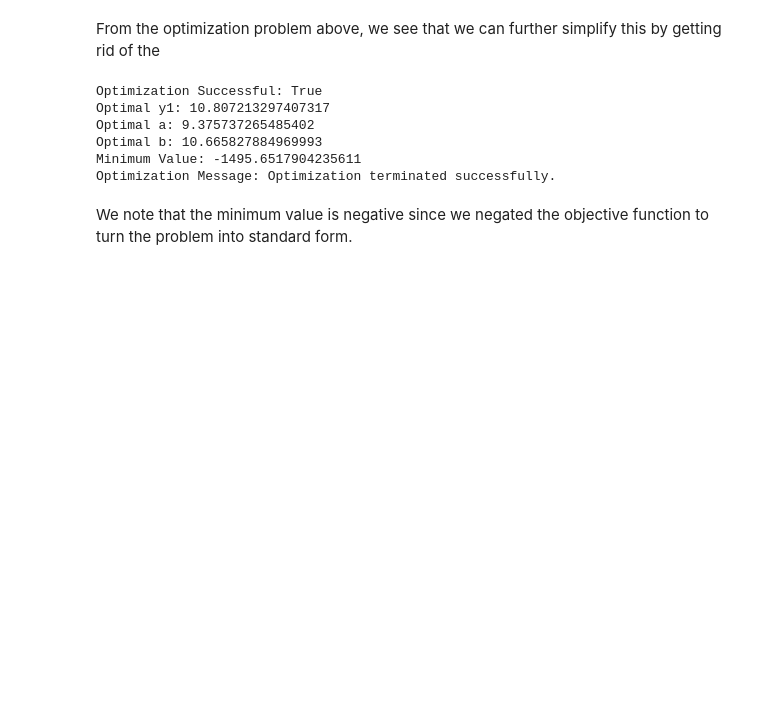
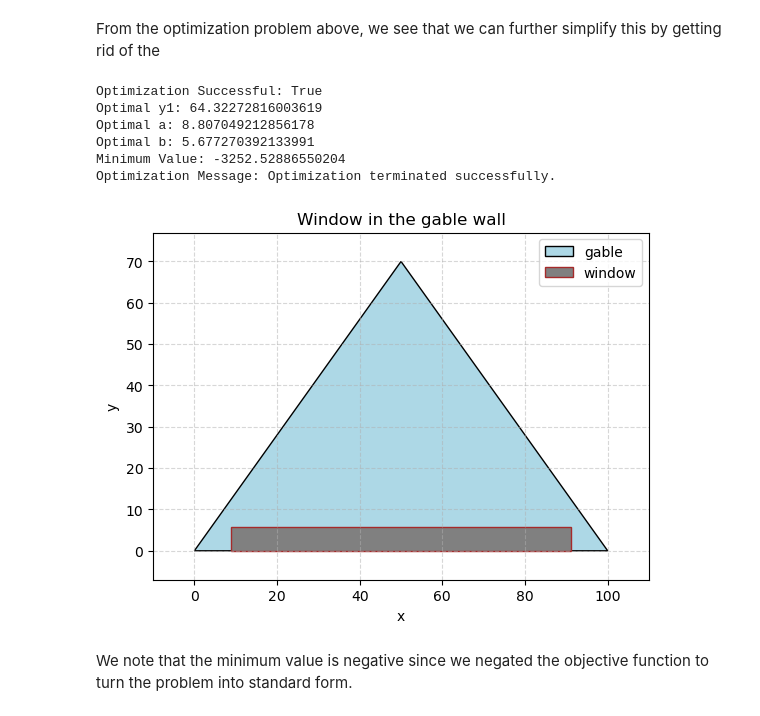
Before and after one commit to Blaise143/Applied-Optimization, a Jupyter notebook: ApOptSheet3.ipynb, the cells around one changed output. Saved outputs shown, nothing was run; the diff lists cells and outputs as text; code cells hidden in the pictures; blank space fills up the shorter version.

```diff
--- a/ApOptSheet3.ipynb
+++ b/ApOptSheet3.ipynb
@@ -287,40 +288,75 @@ def solve(w, h, d, p, C, initial_guess=None):
         'p': p,
         'C': C
     }
 
     if not initial_guess:
         initial_guess = [h/2, 1.0, 1.0]
 
     result = minimize(
         objective_function,
         initial_guess,
         args=(params,),
         method='Nelder-Mead'
     )
 
     return result
 
+
+def plot_gable(w, h):
+    """Function to plot the gable and window inside it after optimization"""
+    gable_vertices = [
+        [0, 0],
+        [w, 0],
+        [w / 2, h]
+    ]
+
+    window_vertices = [
+        [result.x[1], 0],
+        [100-result.x[1], 0],
+        [100-result.x[1], result.x[2]],
+        [result.x[1], result.x[2]],
+
+    ]
+    fig, ax = plt.subplots()
+    gable = patches.Polygon(gable_vertices, closed=True, edgecolor='black', facecolor='lightblue', label="gable")
+    window = patches.Polygon(window_vertices, closed=True, edgecolor='brown', facecolor='grey', label = "window")
+    ax.add_patch(gable)
+    ax.add_patch(window)
+
+    ax.set_xlim(-0.1 * w, 1.1 * w)
+    ax.set_ylim(-0.1 * h, 1.1 * h)
+    ax.set_aspect('equal')
+
+    ax.set_xlabel('x')
+    ax.set_ylabel('y')
+    plt.legend()
+    plt.grid(visible=True, linestyle='--', alpha=0.5)
+    plt.title(f'Window in the gable wall')
+    plt.show()
+
+
 # Trial with random inputs
-w = 10.0
-h = 30.0
+w = 100.0
+h = 70.0
 d = 2.20
-p = 1
+p = 2
 C = 100
-
 result = solve(w, h, d, p, C)
 
 print("Optimization Successful:", result.success)
 print("Optimal y1:", result.x[0])
 print("Optimal a:", result.x[1])
 print("Optimal b:", result.x[2])
 print("Minimum Value:", result.fun)
 print("Optimization Message:", result.message)
+plot_gable(w=w, h=h)
 # %% [output]
 Optimization Successful: True
-Optimal y1: 10.807213297407317
-Optimal a: 9.375737265485402
-Optimal b: 10.665827884969993
-Minimum Value: -1495.6517904235611
+Optimal y1: 64.32272816003619
+Optimal a: 8.807049212856178
+Optimal b: 5.677270392133991
+Minimum Value: -3252.52886550204
 Optimization Message: Optimization terminated successfully.
+[figure, added]
 # %% [markdown]
 We note that the minimum value is negative since we negated the objective function to turn the problem into standard form.
```
Also changed, not shown: parts of 2 cells of this notebook.
